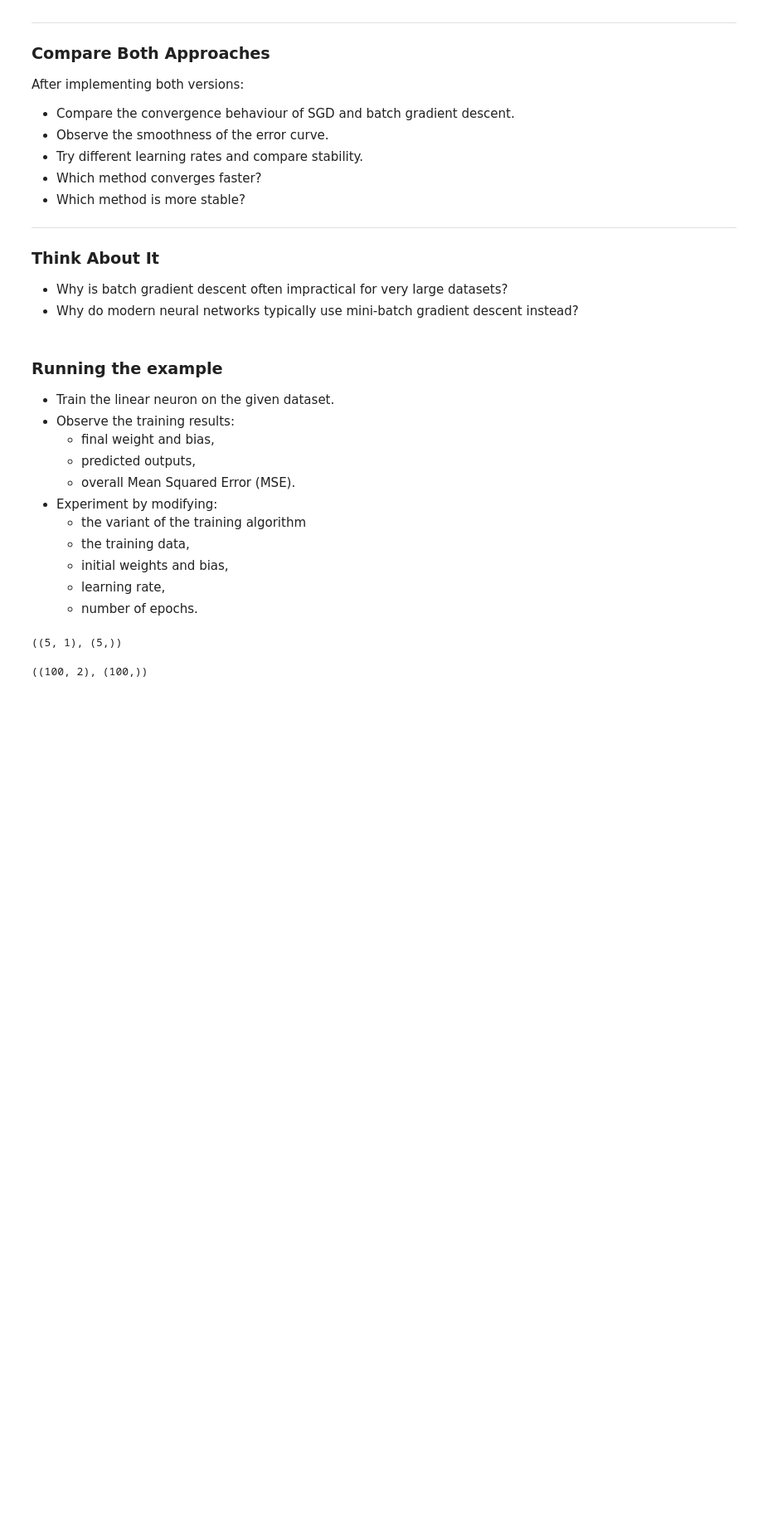
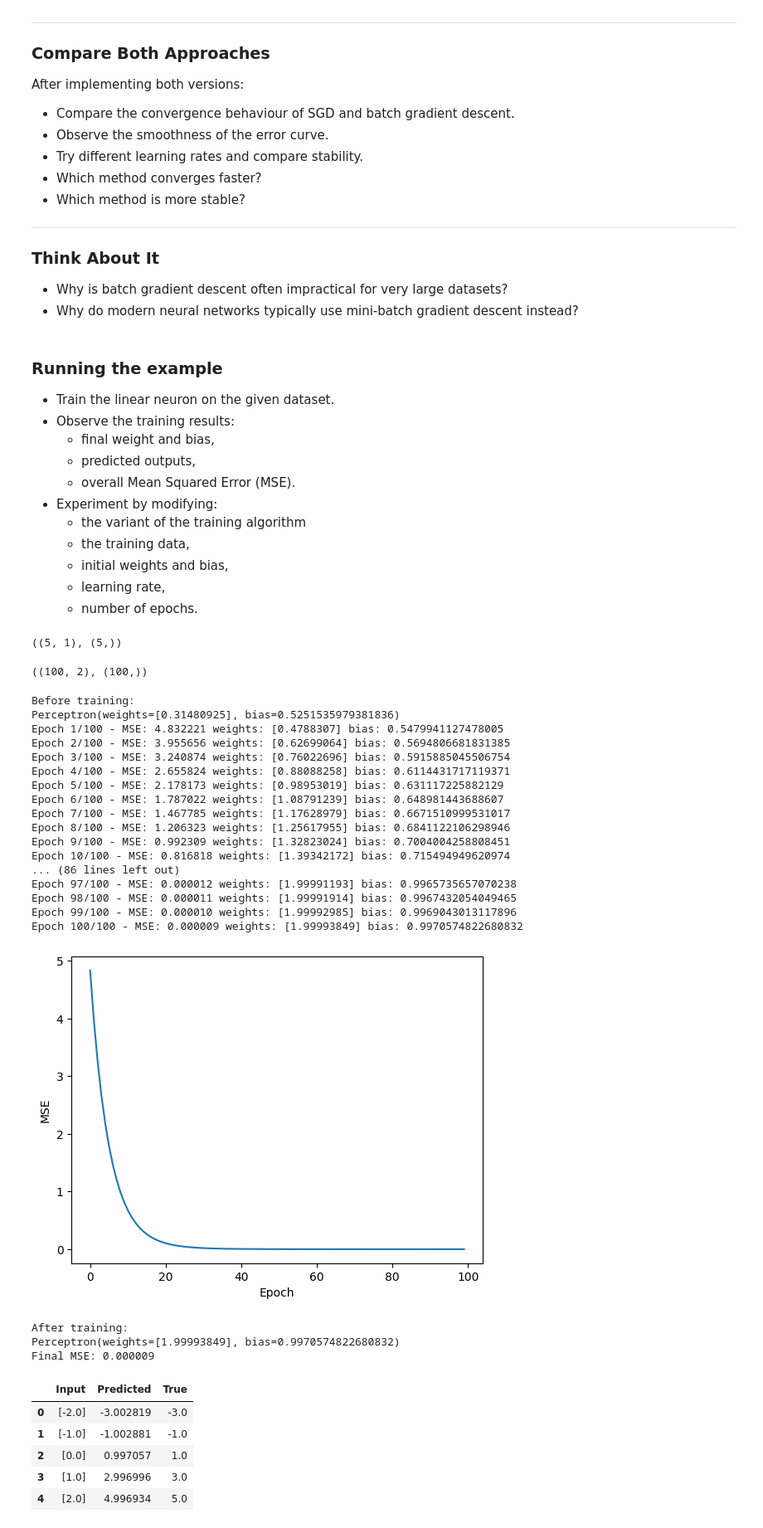
Before and after one commit to reitezuz/18NES1-2026, a Jupyter notebook: week03/gradient_descent_training0.ipynb, the cells around one changed output. Shown at 83% size. Drawn from its saved outputs; the diff is of its cells as text; code cells hidden in the pictures; blank space fills up the shorter version.

```diff
--- a/week03/gradient_descent_training0.ipynb
+++ b/week03/gradient_descent_training0.ipynb
@@ -201,28 +201,56 @@ X.shape, d.shape
 ((100, 2), (100,))
 # %%
 from copy import error
-model = LinearNeuron(weights=np.array([0.]), bias=0.0)
-#model = LinearNeuron(weights=np.random.randn(1), bias=0.0)
+#model = LinearNeuron(weights=np.array([0.]), bias=0.0)
+model = LinearNeuron(weights=np.random.randn(1), bias= np.random.randn())
 print("Before training:")
 print(model)
 
 errors = model.gradient_descent(X, d, learning_rate=0.01, epochs=100)
 #errors = model.gradient_descent_batch(X, d, learning_rate=0.0001, epochs=100)
 
 import matplotlib.pyplot as plt
 plt.plot(errors)
 plt.xlabel("Epoch")
 plt.ylabel("MSE")
 plt.show()
 
 print("\nAfter training:")
 print(model)
 print(f"Final MSE: {errors[-1]:f}")
 
 # Compare the true and predicted outputs
 import pandas as pd
 df = pd.DataFrame(columns=['Input', 'Predicted', 'True'])
 y = model.forward(X)
 for inputs, true_output, predicted_output in zip(X, d, y):
     df.loc[len(df)] = {'Input': inputs, 'Predicted': predicted_output, 'True': true_output}
 df
+# %% [output]
+Before training:
+Perceptron(weights=[0.31480925], bias=0.5251535979381836)
+Epoch 1/100 - MSE: 4.832221 weights: [0.4788307] bias: 0.5479941127478005
+Epoch 2/100 - MSE: 3.955656 weights: [0.62699064] bias: 0.5694806681831385
+Epoch 3/100 - MSE: 3.240874 weights: [0.76022696] bias: 0.5915885045506754
+Epoch 4/100 - MSE: 2.655824 weights: [0.88088258] bias: 0.6114431717119371
+Epoch 5/100 - MSE: 2.178173 weights: [0.98953019] bias: 0.631117225882129
+Epoch 6/100 - MSE: 1.787022 weights: [1.08791239] bias: 0.648981443688607
+Epoch 7/100 - MSE: 1.467785 weights: [1.17628979] bias: 0.6671510999531017
+Epoch 8/100 - MSE: 1.206323 weights: [1.25617955] bias: 0.6841122106298946
+Epoch 9/100 - MSE: 0.992309 weights: [1.32823024] bias: 0.7004004258808451
+Epoch 10/100 - MSE: 0.816818 weights: [1.39342172] bias: 0.715494949620974
+... (86 lines left out)
+Epoch 97/100 - MSE: 0.000012 weights: [1.99991193] bias: 0.9965735657070238
+Epoch 98/100 - MSE: 0.000011 weights: [1.99991914] bias: 0.9967432054049465
+Epoch 99/100 - MSE: 0.000010 weights: [1.99992985] bias: 0.9969043013117896
+Epoch 100/100 - MSE: 0.000009 weights: [1.99993849] bias: 0.9970574822680832
+[figure, added]
+After training:
+Perceptron(weights=[1.99993849], bias=0.9970574822680832)
+Final MSE: 0.000009
+|  | Input | Predicted | True |
+| 0 | [-2.0] | -3.002819 | -3.0 |
+| 1 | [-1.0] | -1.002881 | -1.0 |
+| 2 | [0.0] | 0.997057 | 1.0 |
+| 3 | [1.0] | 2.996996 | 3.0 |
+| 4 | [2.0] | 4.996934 | 5.0 |
```
